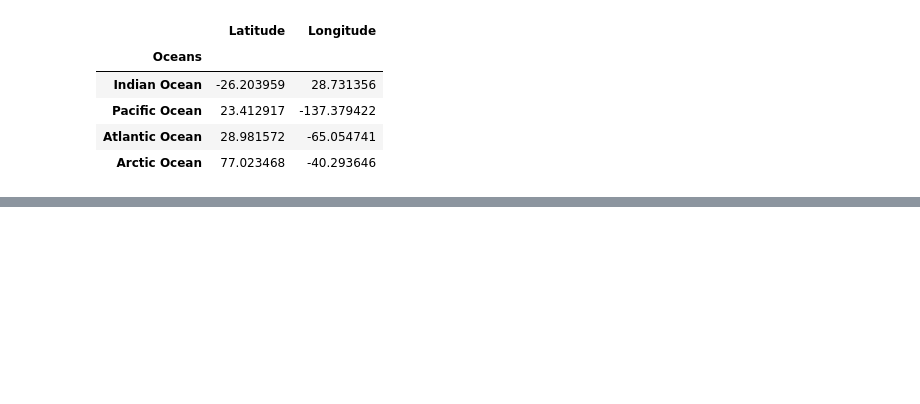
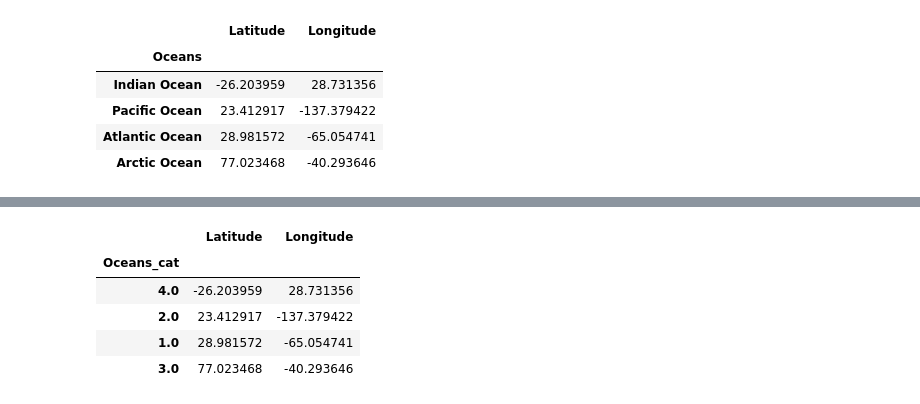
Before and after one commit to isamanero/MyPortfolio, a Jupyter notebook: Data_Analytics/Microplastics.ipynb, the cells around one changed output, grey strips where cells are left out. Cells and saved outputs as stored; diff of their text form; code cells hidden in the pictures; blank space fills up the shorter version.

```diff
--- a/Data_Analytics/Microplastics.ipynb
+++ b/Data_Analytics/Microplastics.ipynb
@@ -165,0 +150,9 @@ df_mp[df_mp['Oceans'].notnull()].groupby('Oceans')[['Latitude', 'Longitude']].me
+# %%
+df_mp[df_mp['Oceans_cat'].notnull()].groupby('Oceans_cat')[['Latitude', 'Longitude']].mean().sort_values('Latitude')
+# %% [output]
+|  | Latitude | Longitude |
+| Oceans_cat |  |  |
+| 4.0 | -26.203959 | 28.731356 |
+| 2.0 | 23.412917 | -137.379422 |
+| 1.0 | 28.981572 | -65.054741 |
+| 3.0 | 77.023468 | -40.293646 |
```
Also changed, not shown: parts of 26 cells of this notebook.
